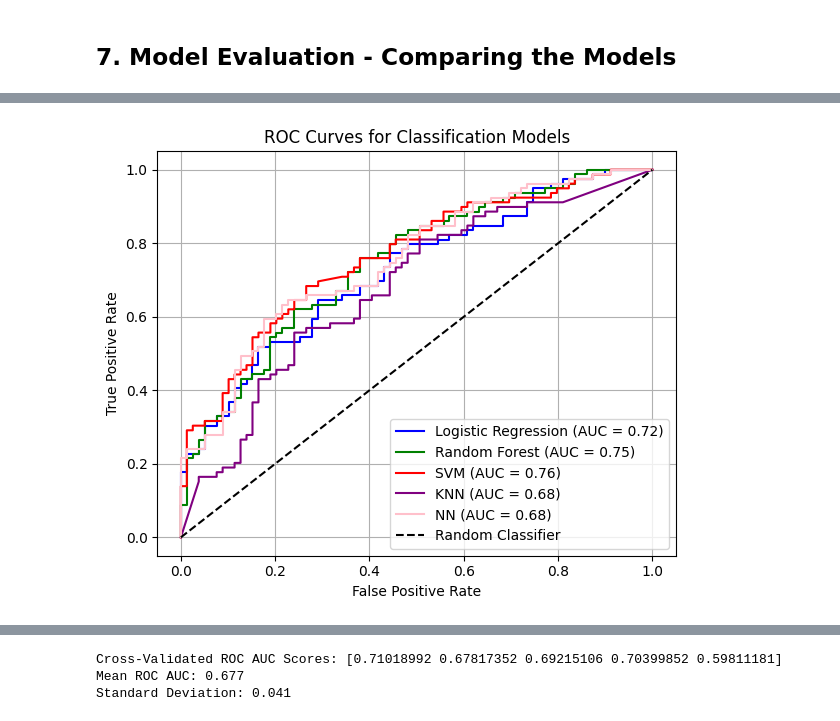
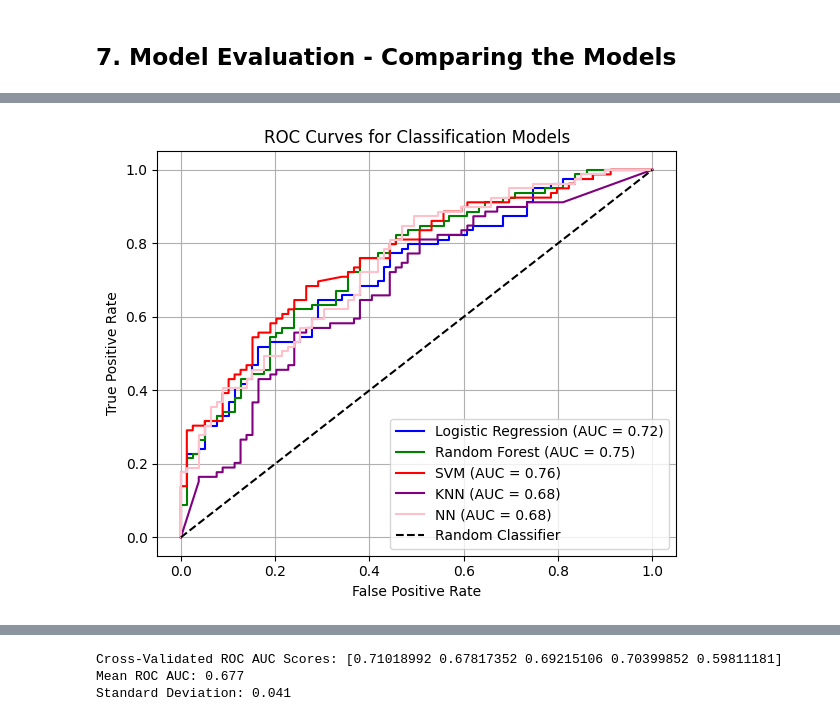
Before and after one commit to AvChilds/serviced_accommodation_ML_project, a Jupyter notebook: masters_assignment_2.ipynb, the cells around one changed output, grey strips where cells are left out. Cells and saved outputs as stored; diff of their text form; code cells hidden in the pictures.

```diff
--- a/masters_assignment_2.ipynb
+++ b/masters_assignment_2.ipynb
@@ -1601,2 +1694,6 @@ best_knn = knn_tuned.best_estimator_
+# %%
+best_knn = knn_tuned.best_estimator_
+best_knn_preds = best_knn.predict(X_val)
+best_knn_prob = best_knn.predict_proba(X_val)[:, 1]
 # %%
 report_model("K-Nearest Neighbors", y_val, knn_preds)
@@ -1625,3 +1722,11 @@ weighted avg       0.64      0.64      0.64       158
 # %% [markdown]
 ### **6.5. Neural Networks**
+# %%
+X_nn_train = X_train.to_numpy()
+X_nn_val = X_val.to_numpy()
+X_nn_test = X_test.to_numpy()
+
+X_nn_train = np.asarray(X_nn_train).astype('float32')
+X_nn_val = np.asarray(X_nn_val).astype('float32')
+X_nn_test = np.asarray(X_nn_test).astype('float32')
 # %%
@@ -1687,4 +1809,4 @@ Epoch 25/25
 # %%
-best_nn = random_search_result.best_estimator_
-random_search_result
+best_nn = nn_tuned.best_estimator_
+best_nn
 # %% [output]
@@ -1706,0 +1832,5 @@ Accuracy of the model: 65.19%
+# %%
+best_nn_preds = best_nn.predict(X_nn_val)
+best_nn_prob = best_nn.predict_proba(X_nn_val)[:, 1]
+report_model("Neural Networks", y_val, nn_preds)
+report_model("Neural Networks(Tuned)", y_val, best_nn_preds)
@@ -1828,11 +2150,11 @@ NN 0.7518025957378625
 # %%
 
 # Get ROC curve values for each model
-fpr_logreg, tpr_logreg, _ = roc_curve(y_val, best_logreg.predict_proba(X_val)[:, 1])
-fpr_rf, tpr_rf, _ = roc_curve(y_val, best_rf.predict_proba(X_val)[:, 1])
-fpr_svm, tpr_svm, _ = roc_curve(y_val, best_svm.predict_proba(X_val)[:, 1])
-fpr_knn, tpr_knn, _ = roc_curve(y_val, best_knn.predict_proba(X_val)[:, 1])
-fpr_nn, tpr_nn, _ = roc_curve(y_val, best_nn.predict_proba(X_val)[:, 1])
+fpr_logreg, tpr_logreg, _ = roc_curve(y_val, best_logreg_prob)
+fpr_rf, tpr_rf, _ = roc_curve(y_val, best_rf_prob)
+fpr_svm, tpr_svm, _ = roc_curve(y_val, best_svm_prob)
+fpr_knn, tpr_knn, _ = roc_curve(y_val, best_knn_prob)
+fpr_nn, tpr_nn, _ = roc_curve(y_val, best_nn_prob)
 
 auc_logreg = auc(fpr_logreg, tpr_logreg)
 auc_rf = auc(fpr_rf, tpr_rf)
@@ -1864 +2185 @@ plt.show()
-[figure, old version]
+[figure, new version]
```
Also changed, not shown: parts of 55 cells of this notebook.
